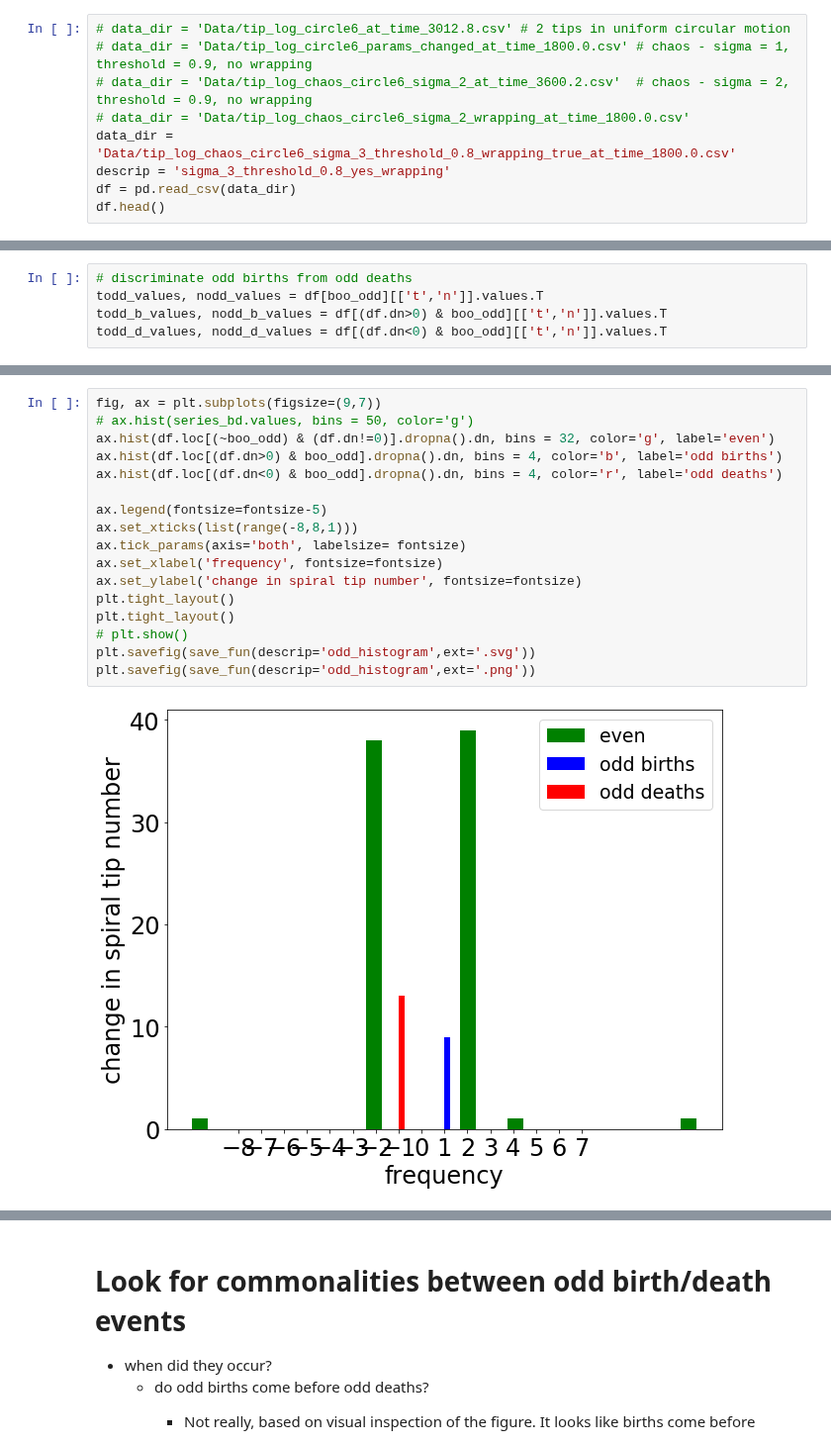
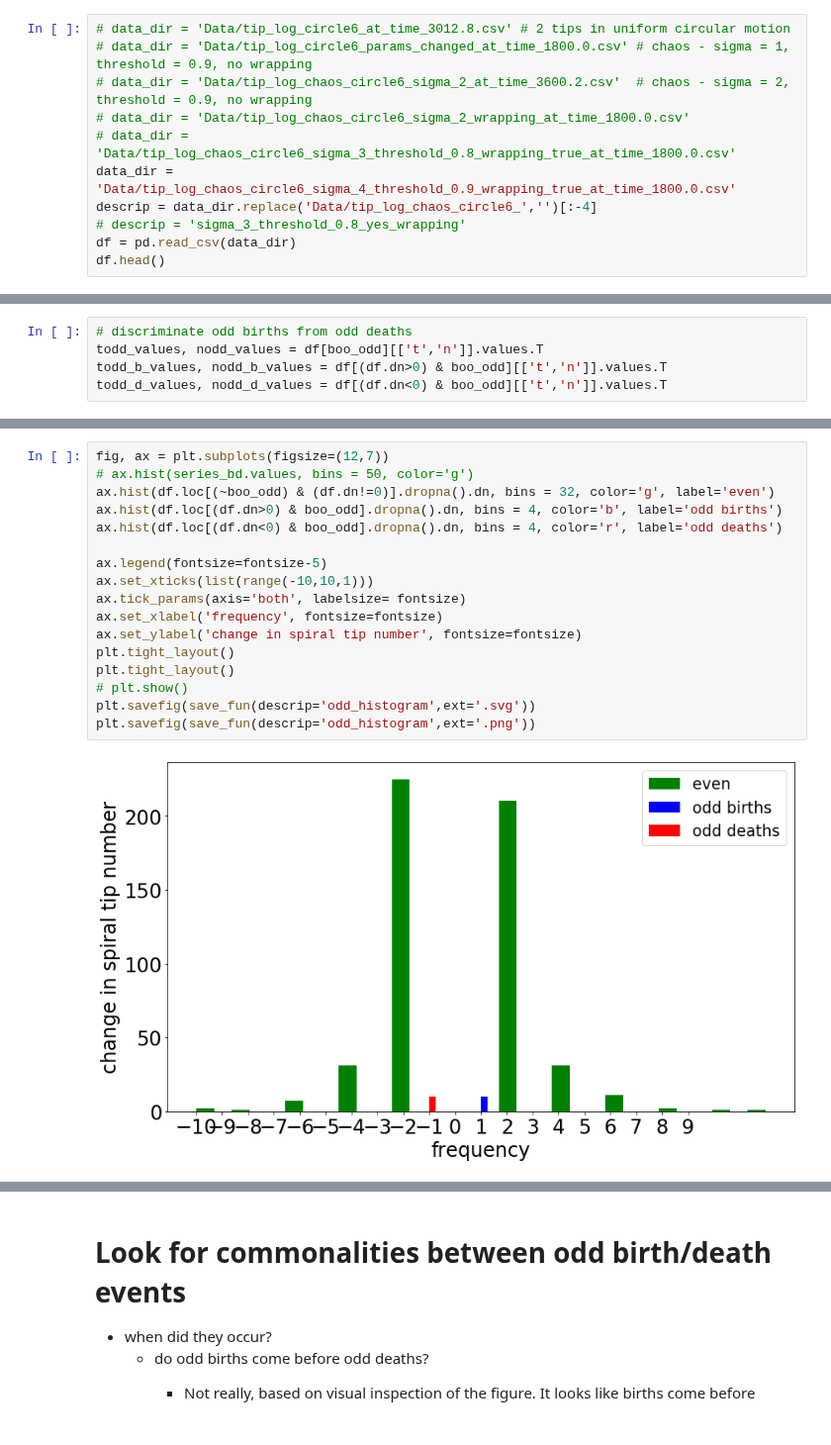
Before and after one commit to timtyree/care, a Jupyter notebook: notebooks/Identifying Odd Births and Deaths.ipynb, the cells around one changed output, grey strips where cells are left out. Shown at 99% size. Drawn from its saved outputs; the diff is of its cells as text.

Commit message:
added yet more csv's of spiral tip data generated

```diff
--- a/notebooks/Identifying Odd Births and Deaths.ipynb
+++ b/notebooks/Identifying Odd Births and Deaths.ipynb
@@ -64,8 +64,10 @@ Automatic calling is: Smart
 # data_dir = 'Data/tip_log_circle6_params_changed_at_time_1800.0.csv' # chaos - sigma = 1, threshold = 0.9, no wrapping
 # data_dir = 'Data/tip_log_chaos_circle6_sigma_2_at_time_3600.2.csv'  # chaos - sigma = 2, threshold = 0.9, no wrapping
 # data_dir = 'Data/tip_log_chaos_circle6_sigma_2_wrapping_at_time_1800.0.csv'
-data_dir = 'Data/tip_log_chaos_circle6_sigma_3_threshold_0.8_wrapping_true_at_time_1800.0.csv'
-descrip = 'sigma_3_threshold_0.8_yes_wrapping'
+# data_dir = 'Data/tip_log_chaos_circle6_sigma_3_threshold_0.8_wrapping_true_at_time_1800.0.csv'
+data_dir = 'Data/tip_log_chaos_circle6_sigma_4_threshold_0.9_wrapping_true_at_time_1800.0.csv'
+descrip = data_dir.replace('Data/tip_log_chaos_circle6_','')[:-4]
+# descrip = 'sigma_3_threshold_0.8_yes_wrapping'
 df = pd.read_csv(data_dir)
 df.head()
 # %% [output]
@@ -183,22 +194,22 @@ plt.savefig(save_fun(descrip='odd_timeseries',ext='.png'))
 # %%
-fig, ax = plt.subplots(figsize=(9,7))
+fig, ax = plt.subplots(figsize=(12,7))
 # ax.hist(series_bd.values, bins = 50, color='g')
 ax.hist(df.loc[(~boo_odd) & (df.dn!=0)].dropna().dn, bins = 32, color='g', label='even')
 ax.hist(df.loc[(df.dn>0) & boo_odd].dropna().dn, bins = 4, color='b', label='odd births')
 ax.hist(df.loc[(df.dn<0) & boo_odd].dropna().dn, bins = 4, color='r', label='odd deaths')
 
 ax.legend(fontsize=fontsize-5)
-ax.set_xticks(list(range(-8,8,1)))
+ax.set_xticks(list(range(-10,10,1)))
 ax.tick_params(axis='both', labelsize= fontsize)
 ax.set_xlabel('frequency', fontsize=fontsize)
 ax.set_ylabel('change in spiral tip number', fontsize=fontsize)
 plt.tight_layout()
 plt.tight_layout()
 # plt.show()
 plt.savefig(save_fun(descrip='odd_histogram',ext='.svg'))
 plt.savefig(save_fun(descrip='odd_histogram',ext='.png'))
 # %% [output]
-[figure, old version]
+[figure, new version]
 # %%
 df.groupby('dn').describe()['n','count']
 # %% [output]
```
Also changed, not shown: parts of 21 cells of this notebook, 27 other files.
